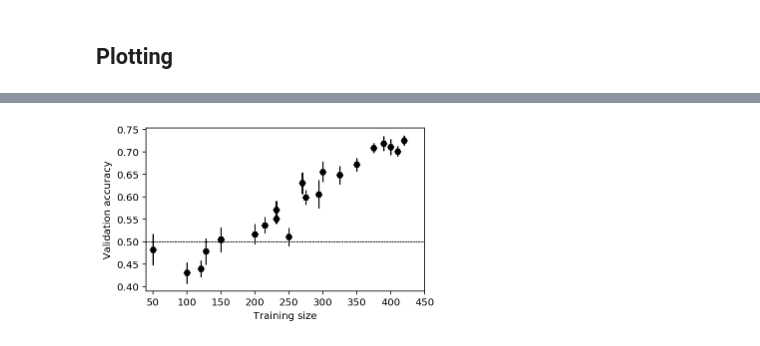
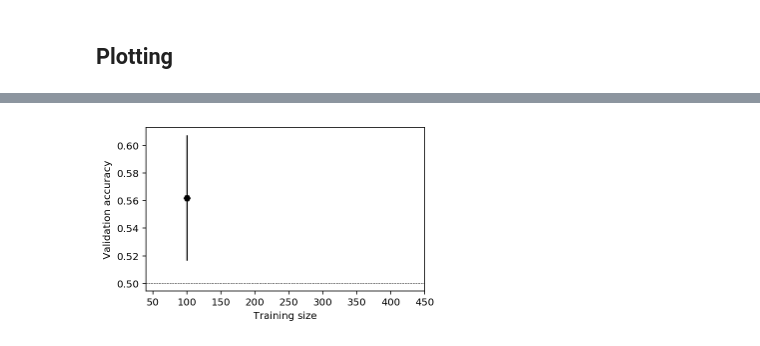
Before and after one commit to AndreaAmico/DeepMouse, a Jupyter notebook: training_models/keras_09.ipynb, the cells around one changed output, grey strips where cells are left out. Saved outputs shown, nothing was run; the diff lists cells and outputs as text; code cells hidden in the pictures.

```diff
--- a/training_models/keras_09.ipynb
+++ b/training_models/keras_09.ipynb
@@ -219,19 +225,20 @@ df.to_pickle(concat_path)
 # %%
 concat_path = '../model_data/grid_mix2_{}.pkl'.format(VERSION)
-df = pd.read_pickle(concat_path)
 
+# df = pd.read_pickle(concat_path)
+df = local_df
 fig, ax = plt.subplots(1, figsize=(5, 3))
 
 for fo, ts in zip(df.fit_outs, df.training_size):
     somma = [x.history['val_acc'] for x in fo]
     s = np.mean(somma, 0)[130:180].mean()
     err = np.mean(somma, 0)[130:180].std()
     ax.errorbar(ts, s, err, fmt='H', color='black')
 
 ax.hlines(0.5, 0, 550, linestyles='--', linewidth= 0.5)
 ax.set_xlim(40, 450)
 ax.set(xlabel='Training size', ylabel='Validation accuracy');
 
 # fig.savefig(f'../plots/training_size.png', bbox_inches='tight')
 # %% [output]
-[figure, old version]
+[figure, new version]
```
Also changed, not shown: parts of 5 cells of this notebook, 11 other files.
